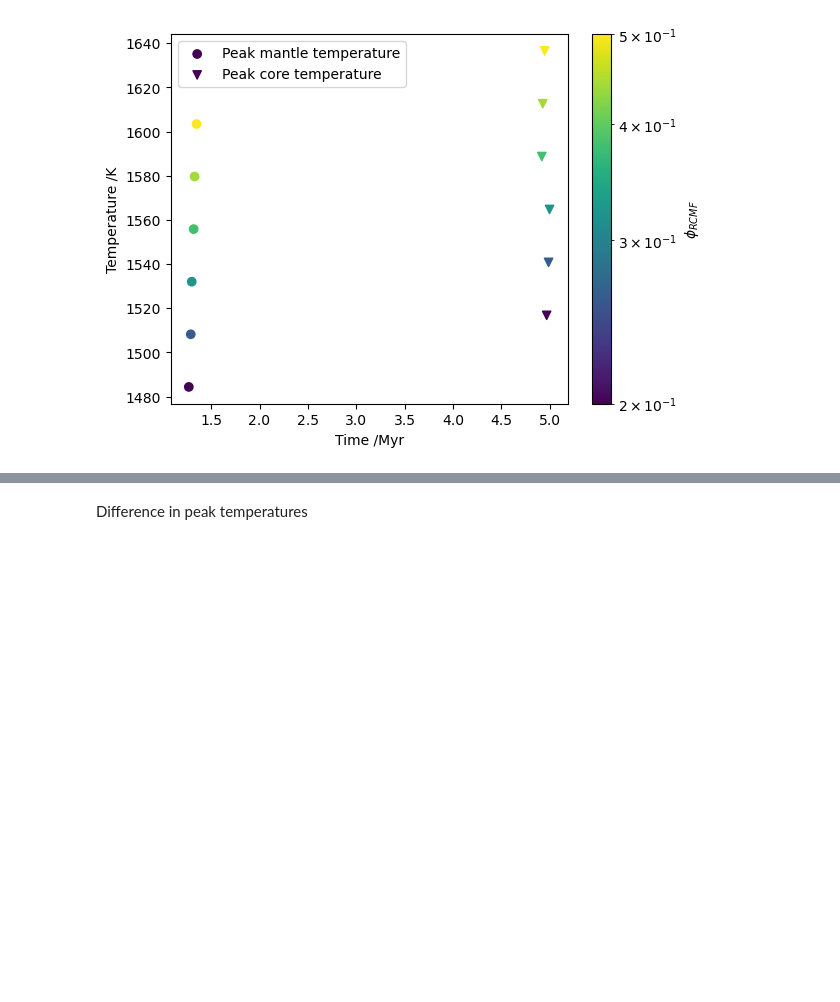
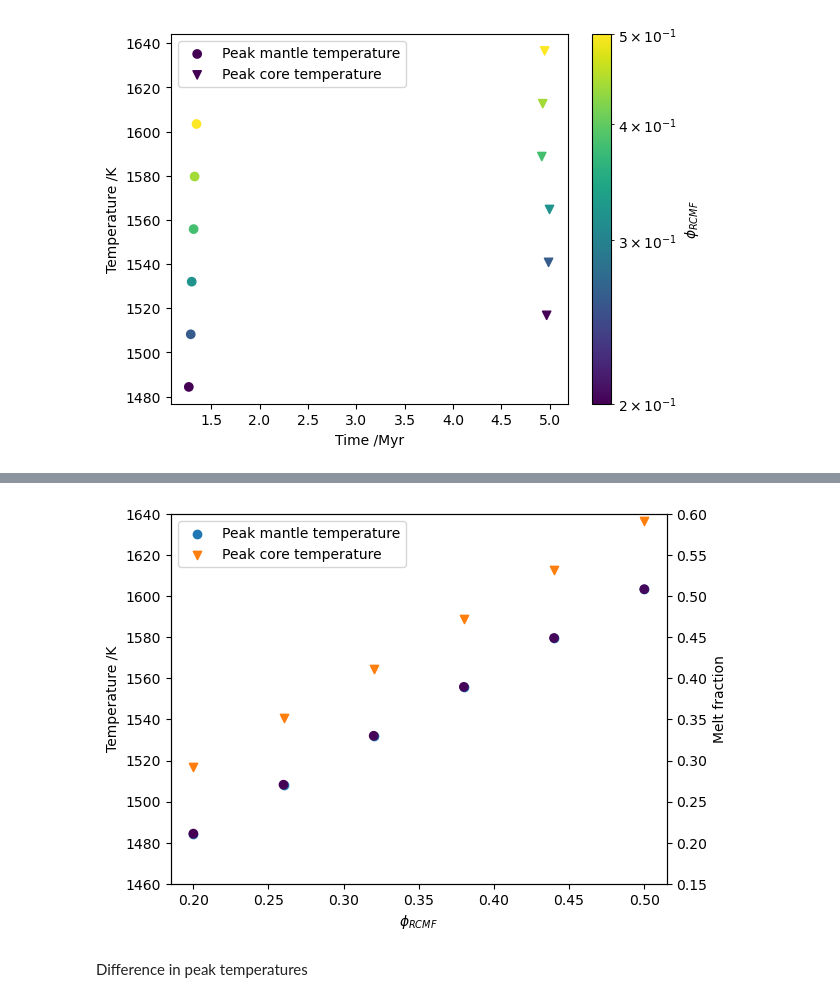
Before and after one commit to Hannah-RS/planetesimal-magnetic-history, a Jupyter notebook: Plotting_scripts/Single_var_comparison.ipynb, the cells around one changed output, grey strips where cells are left out. Drawn from its saved outputs; the diff is of its cells as text; code cells hidden in the pictures; blank space fills up the shorter version.

```diff
--- a/Plotting_scripts/Single_var_comparison.ipynb
+++ b/Plotting_scripts/Single_var_comparison.ipynb
@@ -207,8 +213,8 @@ if var == 'Fe0':
 # %%
 if var == 'Fe0':
     fig = plt.figure()
-    plt.scatter(data[var],data['peakT'],label='Peak mantle temperature',marker='o',c=data['tmax'])
-    plt.scatter(data[var],data['peak_coreT'],label='Peak core temperature',marker='v',c=data['tcoremax'])
+    plt.scatter(data[var],data['peakT'],label='Peak mantle temperature',marker='o',c=data['tmax'],vmin=tmin,vmax=tmax)
+    plt.scatter(data[var],data['peak_coreT'],label='Peak core temperature',marker='v',c=data['tcoremax'],,vmin=tmin,vmax=tmax)
     plt.xlabel(varlab)
     plt.legend()
     plt.ylabel(varlab)
@@ -243,3 +249,22 @@ if var!='Fe0':
+# %%
+if var=='rcmf':
+    phi = (data['peakT']-1400)/400
+    fig, ax1 = plt.subplots(nrows=1,ncols=1,sharex=True)
+    ax1.scatter(data[var],data['peakT'],label='Peak mantle temperature',marker='o')
+    ax1.scatter(data[var],data['peak_coreT'],label='Peak core temperature',marker='v')
+    ax2 = ax1.twinx()
+    ax2.scatter(data[var],phi,marker='o',c=data['tmax'],vmin=tmin,vmax=tmax)
+    ax1.set_xlabel(varlab)
+    ax1.legend(loc='upper left')
+    ax1.set_ylabel('Temperature /K')
+    ax2.set_ylabel('Melt fraction')
+    ax2.set_ylim([0.15,0.6])
+    ax1.set_ylim([0.15*400+1400,0.6*400+1400])
+    #plt.xscale('log')
+    if save == True:
+        plt.savefig(f'../Plots/{folder}/peakT_{var}.png')
+# %% [output]
+[figure, added]
 # %% [markdown]
 Difference in peak temperatures
 # %%
```
Also changed, not shown: parts of 9 cells of this notebook.
